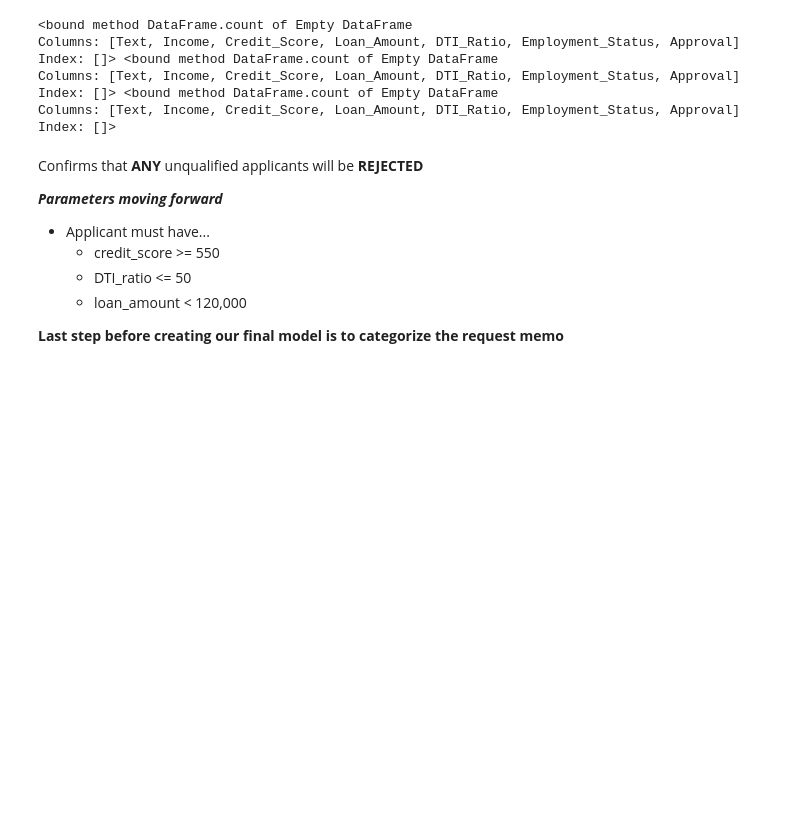
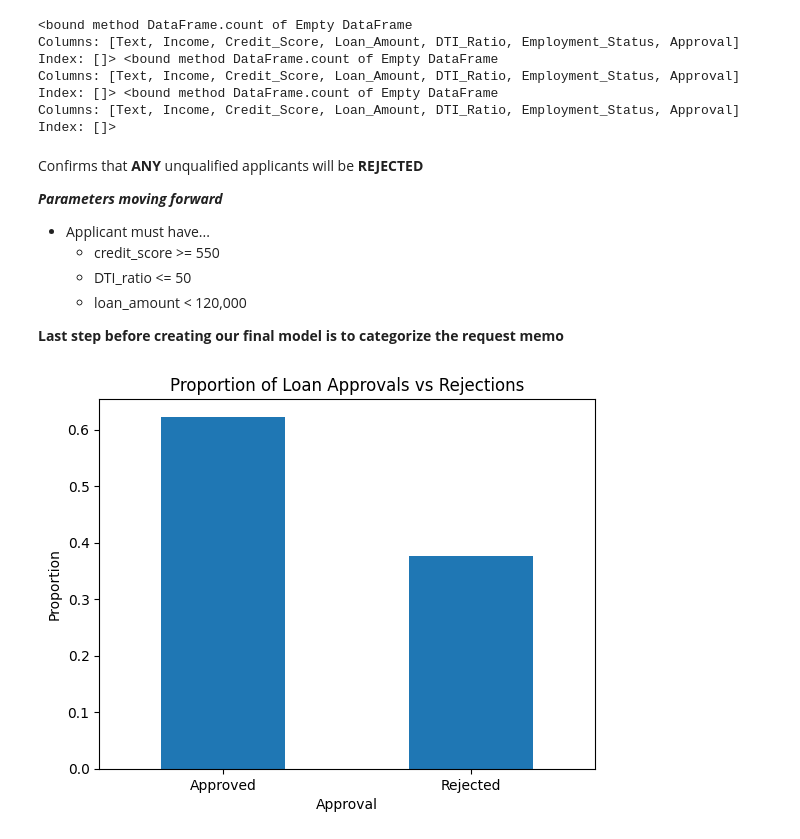
Before and after one commit to lukemcg32/Loan-Approval-ML-personal-, a Jupyter notebook: analysis.ipynb, the cells around one changed output. Cells and saved outputs as stored; diff of their text form; code cells hidden in the pictures; blank space fills up the shorter version.

```diff
--- a/analysis.ipynb
+++ b/analysis.ipynb
@@ -170,0 +169,22 @@ Confirms that **ANY** unqualified applicants will be **REJECTED**
+# %%
+# update main data record
+data = data[(data['DTI_Ratio'] >= 0) &
+            (data['Credit_Score'] >= 550) &
+            (data['Employment_Status'] == 1) &
+            (data['Loan_Amount'] < 120000)]
+# %%
+data_text = data.drop(
+    labels=['Income', 'Credit_Score', 'Loan_Amount', 'DTI_Ratio', 'Employment_Status'],
+    axis=1 # 0 for rows
+)
+
+
+# proportion graph of our uopdated set
+proportions = data_text['Approval'].value_counts(normalize=True)
+proportions.plot(kind='bar')
+plt.title('Proportion of Loan Approvals vs Rejections')
+plt.xticks([0, 1], ['Approved', 'Rejected'], rotation=0)
+plt.ylabel('Proportion')
+plt.show()
+# %% [output]
+[figure, added]
```
Also changed, not shown: parts of 3 cells of this notebook, 1 other file.
